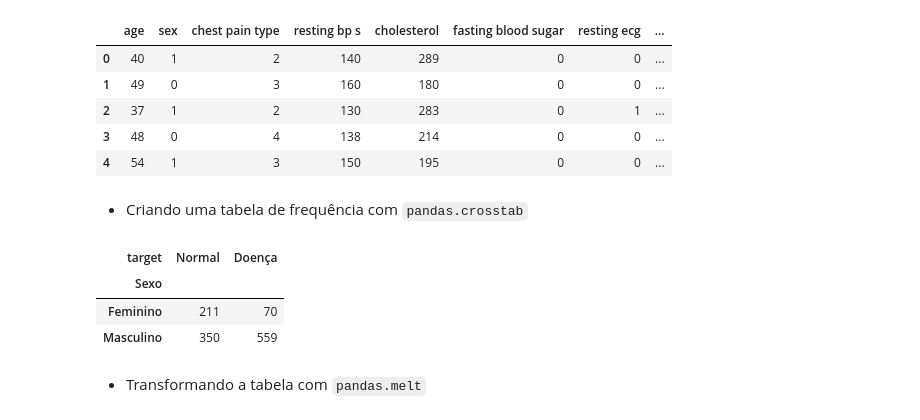
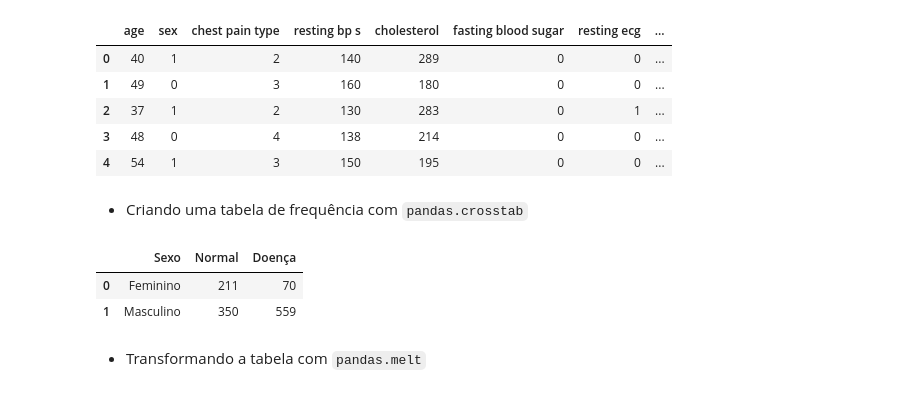
Before and after one commit to ryanrodr/ml-heart-disease, a Jupyter notebook: notebooks/analise_exploratoria.ipynb, the cells around one changed output. Saved outputs shown, nothing was run; the diff lists cells and outputs as text; code cells hidden in the pictures.

```diff
--- a/notebooks/analise_exploratoria.ipynb
+++ b/notebooks/analise_exploratoria.ipynb
@@ -32,15 +32,16 @@ df.head()
 # %%
 tb_frequencia_sexo = pd.crosstab(index=df['sex'], columns=df['target'])\
                 .rename(columns={0: 'Normal', 1: 'Doença'})\
                     .rename_axis('Sexo')\
                         .rename(index={0: 'Feminino', 1: 'Masculino'})
 
+tb_frequencia_sexo.reset_index(inplace=True)
+tb_frequencia_sexo.columns.name = None
 tb_frequencia_sexo
 # %% [output]
-| target | Normal | Doença |
-| Sexo |  |  |
-| Feminino | 211 | 70 |
-| Masculino | 350 | 559 |
+|  | Sexo | Normal | Doença |
+| 0 | Feminino | 211 | 70 |
+| 1 | Masculino | 350 | 559 |
 # %% [markdown]
 - Transformando a tabela com `pandas.melt`
 # %%
```
Also changed, not shown: parts of 1 cell of this notebook.
